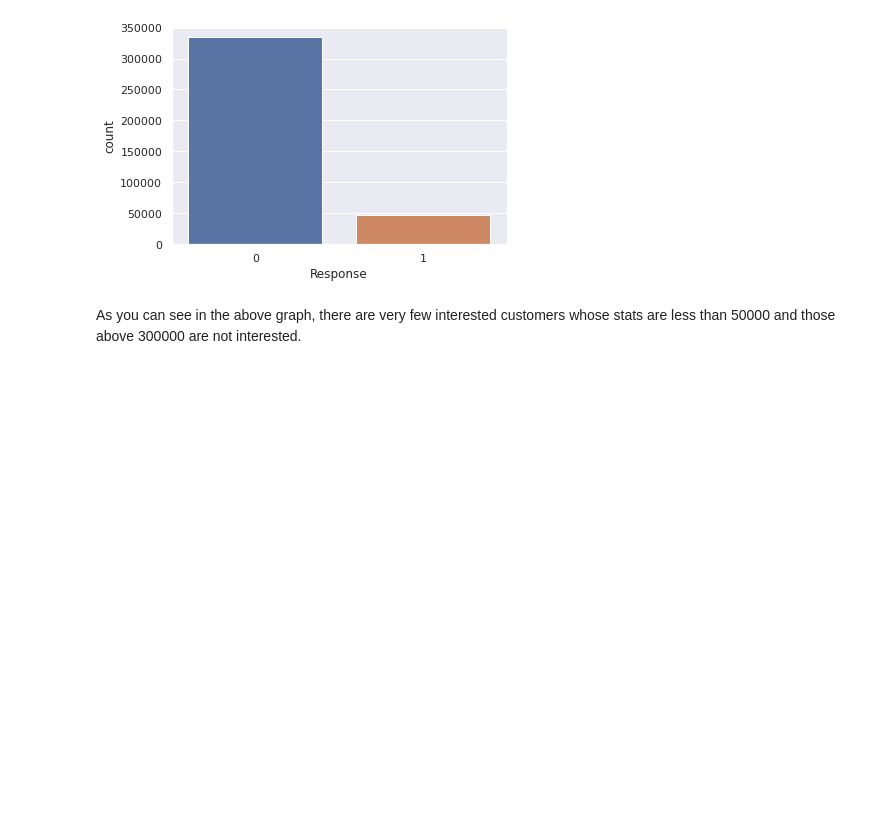
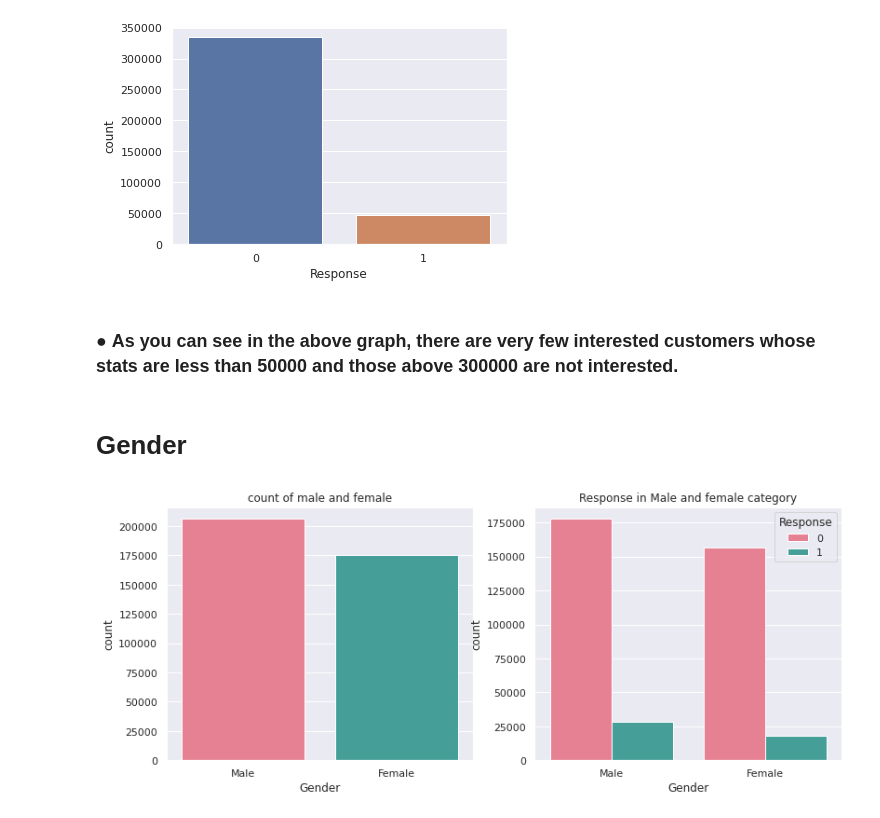
Before and after one commit to atif2786/Appliance-energy-prediction, a Jupyter notebook: HEALTH_INSURANCE_CROSS_SELL_PREDICTION.ipynb, the cells around one changed output. Drawn from its saved outputs; the diff is of its cells as text; code cells hidden in the pictures; blank space fills up the shorter version.

```diff
--- a/HEALTH_INSURANCE_CROSS_SELL_PREDICTION.ipynb
+++ b/HEALTH_INSURANCE_CROSS_SELL_PREDICTION.ipynb
@@ -220,4 +220,17 @@ sns.countplot(hlt['Response'],data=hlt)
 <matplotlib.axes._subplots.AxesSubplot at 0x...>
 [figure]
 # %% [markdown]
-As you can see in the above graph, there are very few interested customers whose stats are less than 50000 and those above 300000 are not interested.
+### ● **As you can see in the above graph, there are very few interested customers whose stats are less than 50000 and those above 300000 are not interested.**
+# %% [markdown]
+# **Gender**
+# %%
+plt.figure(figsize = (13,5))
+plt.subplot(1,2,1)
+sns.countplot(hlt['Gender'],palette='husl')
+plt.title("count of male and female")
+plt.subplot(1,2,2)
+sns.countplot(hlt['Gender'], hue = hlt['Response'],palette="husl")
+plt.title("Response in Male and female category")
+plt.show()
+# %% [output]
+[figure, added]
```
Also changed, not shown: parts of 14 cells of this notebook.
